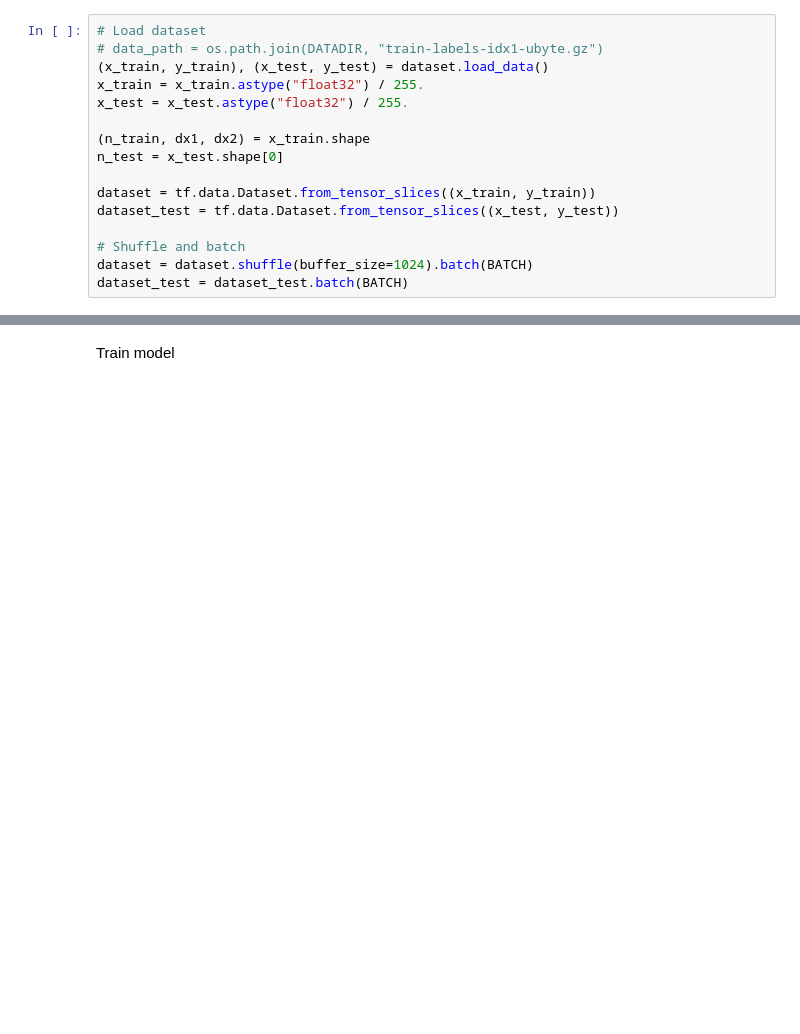
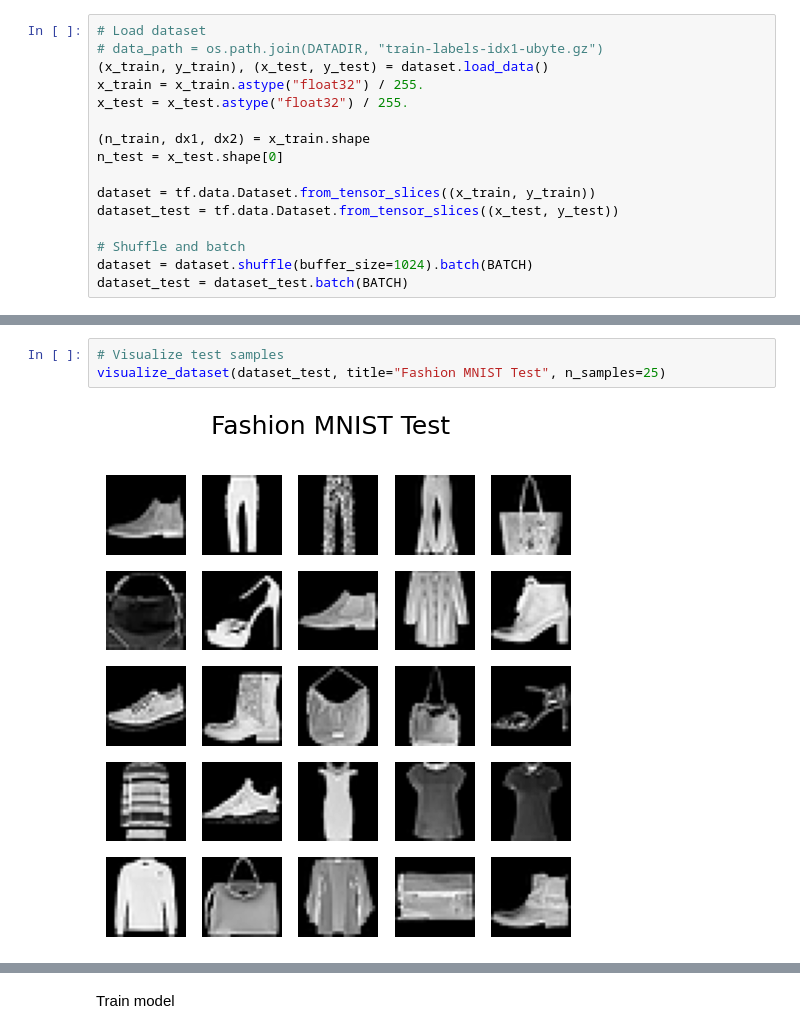
Before and after one commit to ghif/keras-poc, a Jupyter notebook: fashionmnist/conv-classification.ipynb, the cells around one changed output, grey strips where cells are left out. Drawn from its saved outputs; the diff is of its cells as text; blank space fills up the shorter version.

```diff
--- a/fashionmnist/conv-classification.ipynb
+++ b/fashionmnist/conv-classification.ipynb
@@ -40,2 +70,7 @@ dataset_test = dataset_test.batch(BATCH)
+# %%
+# Visualize test samples
+visualize_dataset(dataset_test, title="Fashion MNIST Test", n_samples=25)
+# %% [output]
+[figure, added]
 # %%
 # Build model
```
Also changed, not shown: parts of 6 cells of this notebook.
